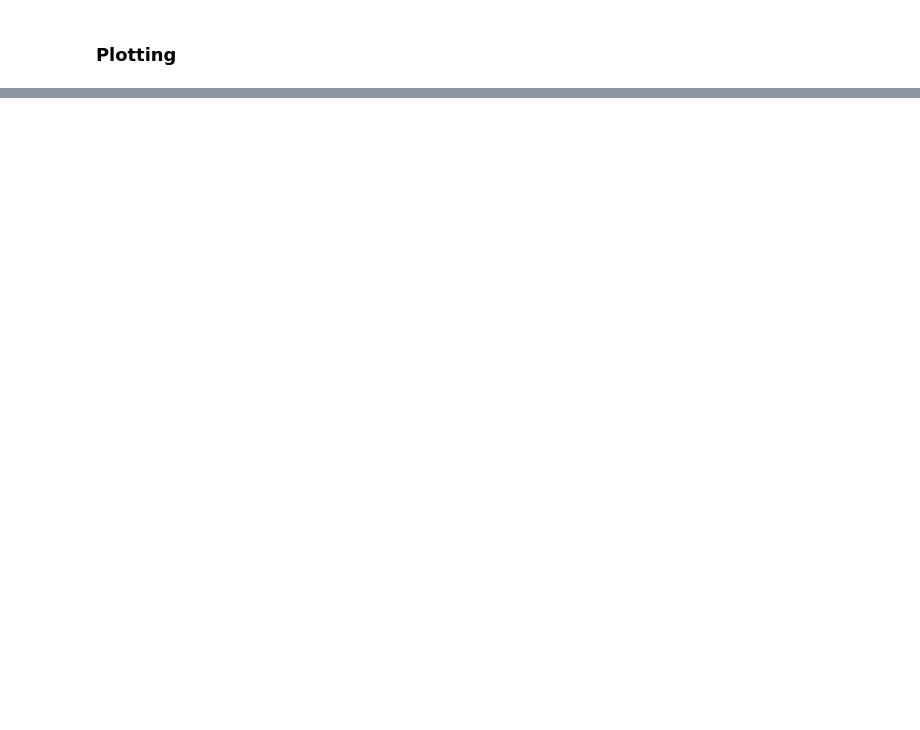
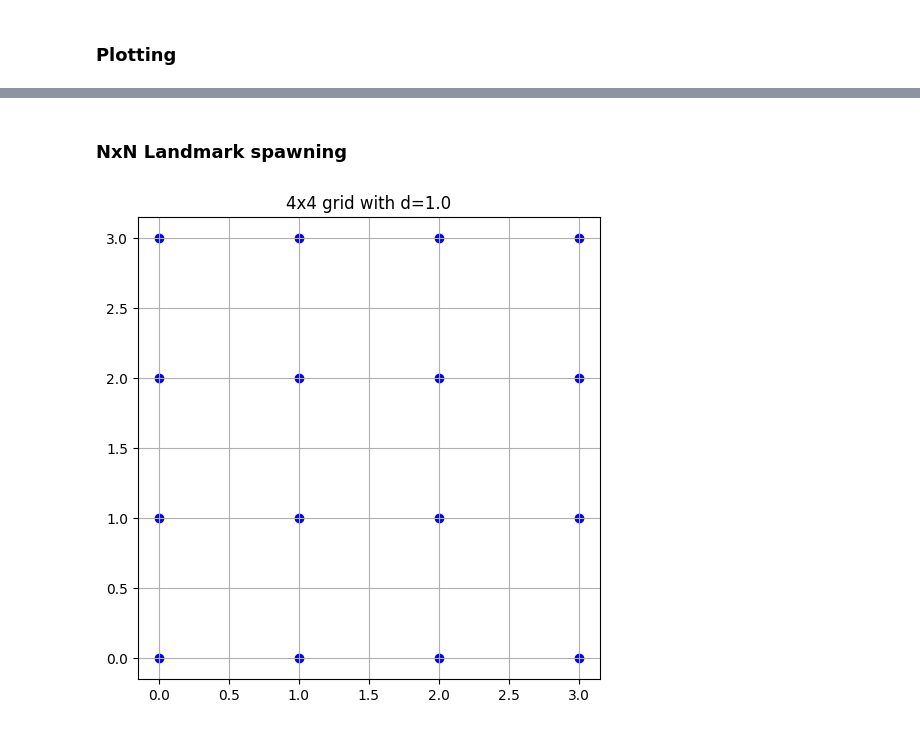
Before and after one commit to felixmaldonadoos/CellworldServer, a Jupyter notebook: python/visualization/plotting.ipynb, the cells around one changed output, grey strips where cells are left out. Cells and saved outputs as stored; diff of their text form; code cells hidden in the pictures; blank space fills up the shorter version.

```diff
--- a/python/visualization/plotting.ipynb
+++ b/python/visualization/plotting.ipynb
@@ -236,0 +237,25 @@ Average time per episode: 11.163 s
+# %% [markdown]
+### NxN Landmark spawning
+# %%
+import numpy as np
+import matplotlib.pyplot as plt
+
+# Parameters
+N = 4      # grid size (NxN)
+d = 1.0     # spacing between points
+
+# Generate grid of points
+x_vals = np.arange(N) * d
+y_vals = np.arange(N) * d
+xx, yy = np.meshgrid(x_vals, y_vals)
+points = np.vstack([xx.ravel(), yy.ravel()]).T
+
+# Plot
+plt.figure(figsize=(6, 6))
+plt.scatter(points[:, 0], points[:, 1], color='blue')
+plt.gca().set_aspect('equal')
+plt.title(f'{N}x{N} grid with d={d}')
+plt.grid(True)
+plt.show()
+# %% [output]
+[figure, added]
```
Also changed, not shown: parts of 3 cells of this notebook, 17 other files.
